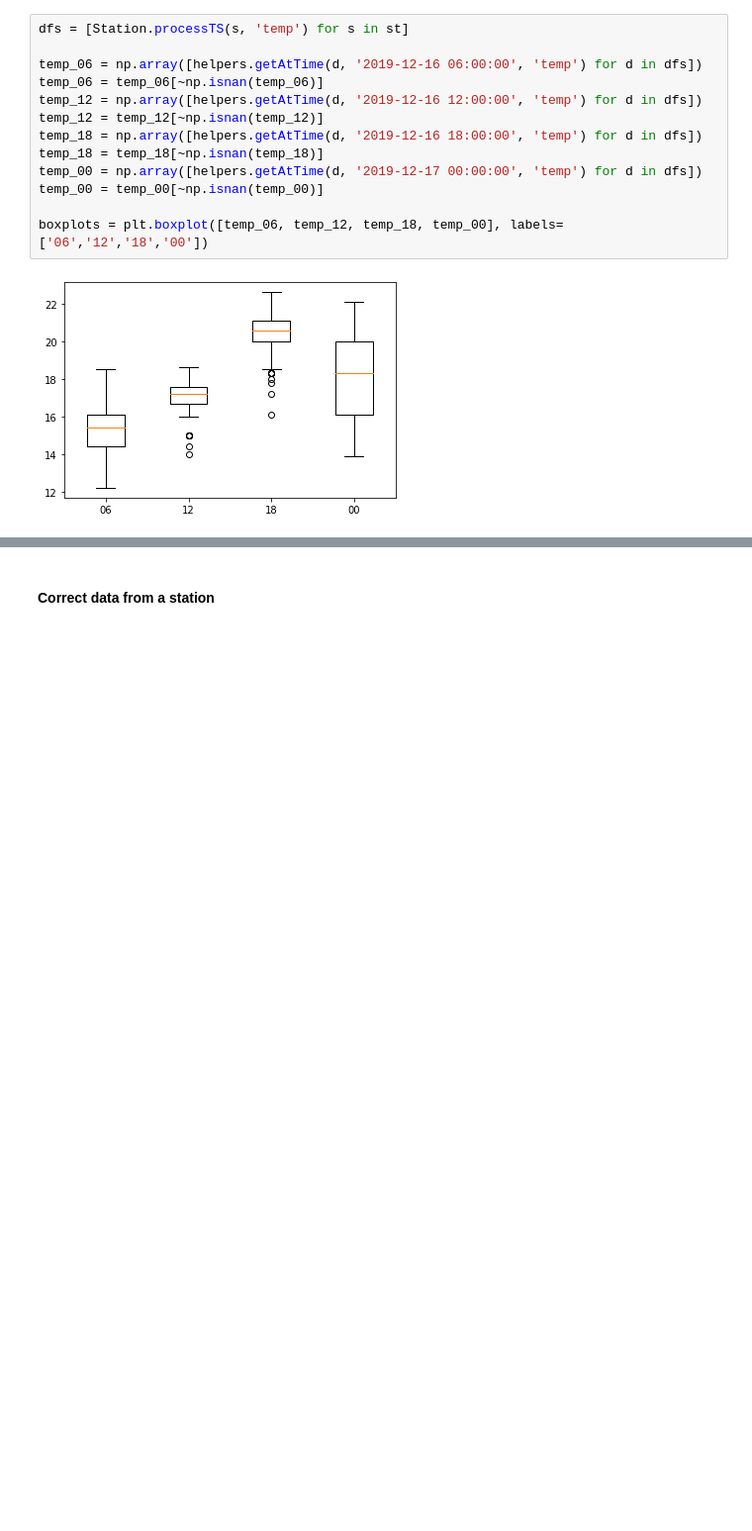
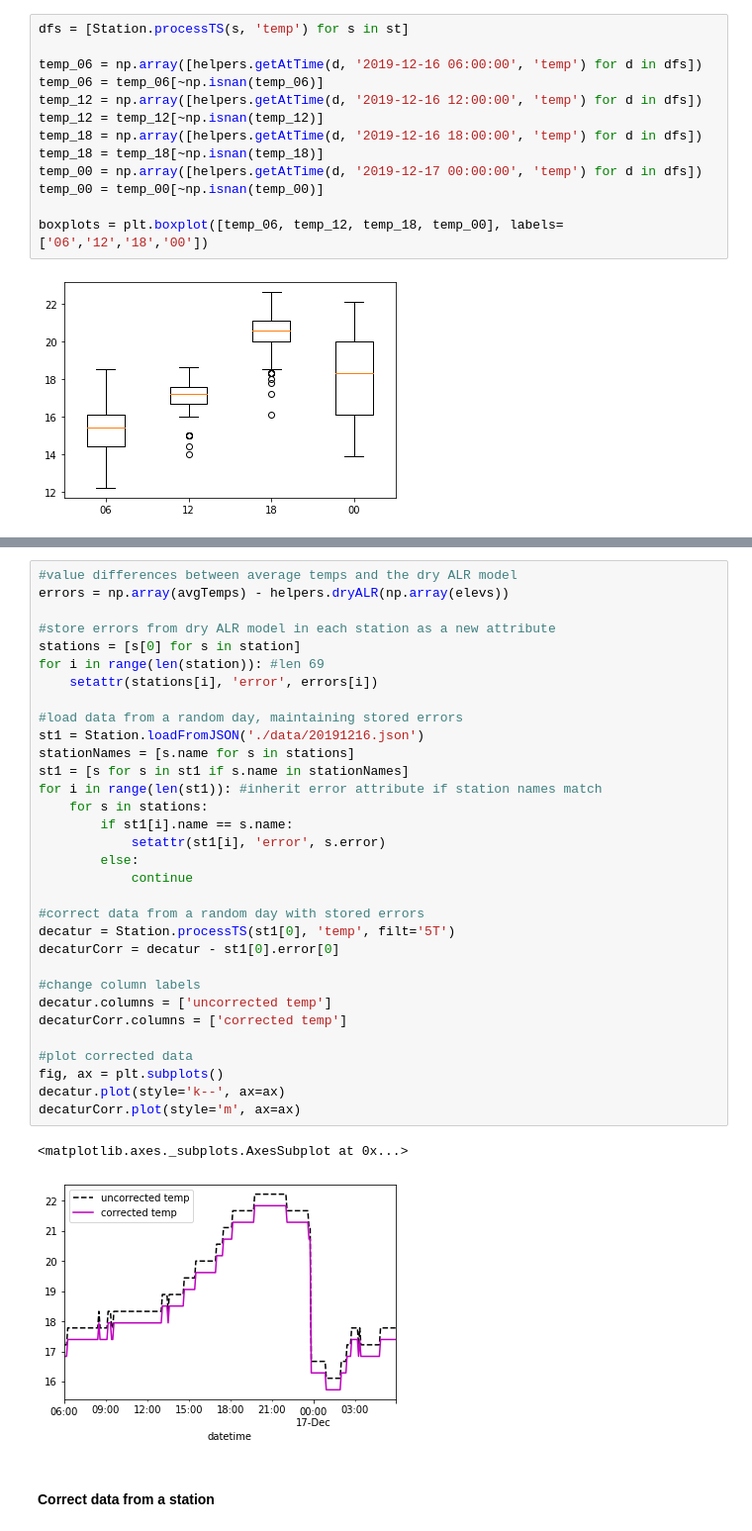
Before and after one commit to dm0096/mwest, a Jupyter notebook: cws_example.ipynb, the cells around one changed output, grey strips where cells are left out. Shown: that part at 99% size. Cells and saved outputs as stored; diff of their text form; blank space fills up the shorter version.

```diff
--- a/cws_example.ipynb
+++ b/cws_example.ipynb
@@ -192,3 +288,38 @@ boxplots = plt.boxplot([temp_06, temp_12, temp_18, temp_00], labels=['06','12','
+# %%
+#value differences between average temps and the dry ALR model
+errors = np.array(avgTemps) - helpers.dryALR(np.array(elevs))
+
+#store errors from dry ALR model in each station as a new attribute
+stations = [s[0] for s in station]
+for i in range(len(station)): #len 69
+    setattr(stations[i], 'error', errors[i])
+
+#load data from a random day, maintaining stored errors
+st1 = Station.loadFromJSON('./data/20191216.json')
+stationNames = [s.name for s in stations]
+st1 = [s for s in st1 if s.name in stationNames]
+for i in range(len(st1)): #inherit error attribute if station names match
+    for s in stations:
+        if st1[i].name == s.name:
+            setattr(st1[i], 'error', s.error)
+        else:
+            continue
+
+#correct data from a random day with stored errors
+decatur = Station.processTS(st1[0], 'temp', filt='5T')
+decaturCorr = decatur - st1[0].error[0]
+
+#change column labels
+decatur.columns = ['uncorrected temp']
+decaturCorr.columns = ['corrected temp']
+
+#plot corrected data
+fig, ax = plt.subplots()
+decatur.plot(style='k--', ax=ax)
+decaturCorr.plot(style='m', ax=ax)
+# %% [output]
+<matplotlib.axes._subplots.AxesSubplot at 0x...>
+[figure, added]
 # %% [markdown]
 #### Correct data from a station
 # %%
```
Also changed, not shown: parts of 7 cells of this notebook.
